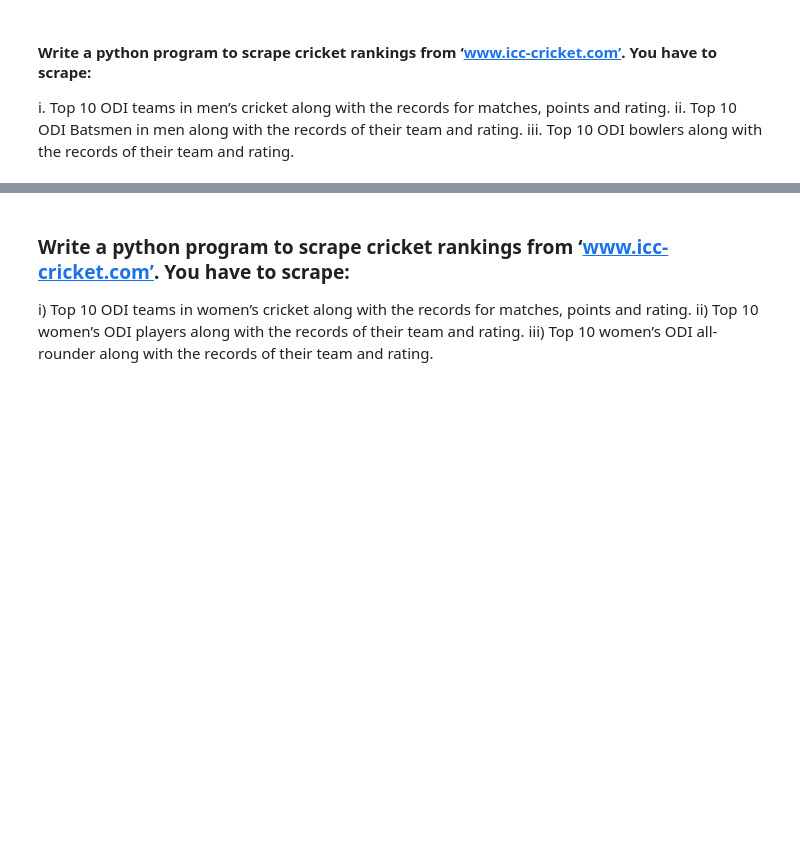
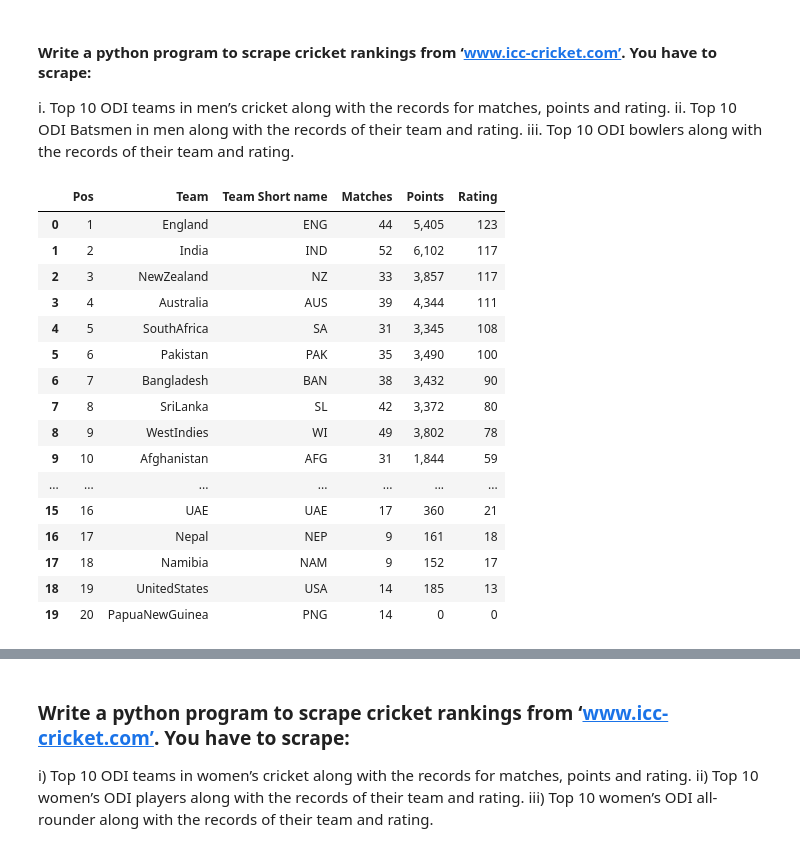
Before and after one commit to p18888/Internship-Projects, a Jupyter notebook: Assignment 1.ipynb, the cells around one changed output, grey strips where cells are left out. Drawn from its saved outputs; the diff is of its cells as text; code cells hidden in the pictures; blank space fills up the shorter version.

```diff
--- a/Assignment 1.ipynb
+++ b/Assignment 1.ipynb
@@ -100,6 +153,26 @@ with open("Top 20 Men's Cricket teams.csv", 'w') as f:
     for i in cr_table.tbody.find_all("tr"):
         write.writerow([j.replace(' ','') for j in i.text.split('\n') if j.strip(' ')])
 f.close()
+# %%
+pd.read_csv("/home/pavankumar/data_sci_dec/internship_projects/Top 20 Men's Cricket teams.csv")
+# %% [output]
+|  | Pos | Team | Team Short name | Matches | Points | Rating |
+| 0 | 1 | England | ENG | 44 | 5,405 | 123 |
+| 1 | 2 | India | IND | 52 | 6,102 | 117 |
+| 2 | 3 | NewZealand | NZ | 33 | 3,857 | 117 |
+| 3 | 4 | Australia | AUS | 39 | 4,344 | 111 |
+| 4 | 5 | SouthAfrica | SA | 31 | 3,345 | 108 |
+| 5 | 6 | Pakistan | PAK | 35 | 3,490 | 100 |
+| 6 | 7 | Bangladesh | BAN | 38 | 3,432 | 90 |
+| 7 | 8 | SriLanka | SL | 42 | 3,372 | 80 |
+| 8 | 9 | WestIndies | WI | 49 | 3,802 | 78 |
+| 9 | 10 | Afghanistan | AFG | 31 | 1,844 | 59 |
+| ... | ... | ... | ... | ... | ... | ... |
+| 15 | 16 | UAE | UAE | 17 | 360 | 21 |
+| 16 | 17 | Nepal | NEP | 9 | 161 | 18 |
+| 17 | 18 | Namibia | NAM | 9 | 152 | 17 |
+| 18 | 19 | UnitedStates | USA | 14 | 185 | 13 |
+| 19 | 20 | PapuaNewGuinea | PNG | 14 | 0 | 0 |
 # %%
 page=requests.get('https://www.icc-cricket.com/rankings/mens/player-rankings/odi')
 data=soup(page.content,'html.parser')
```
Also changed, not shown: parts of 20 cells of this notebook.
